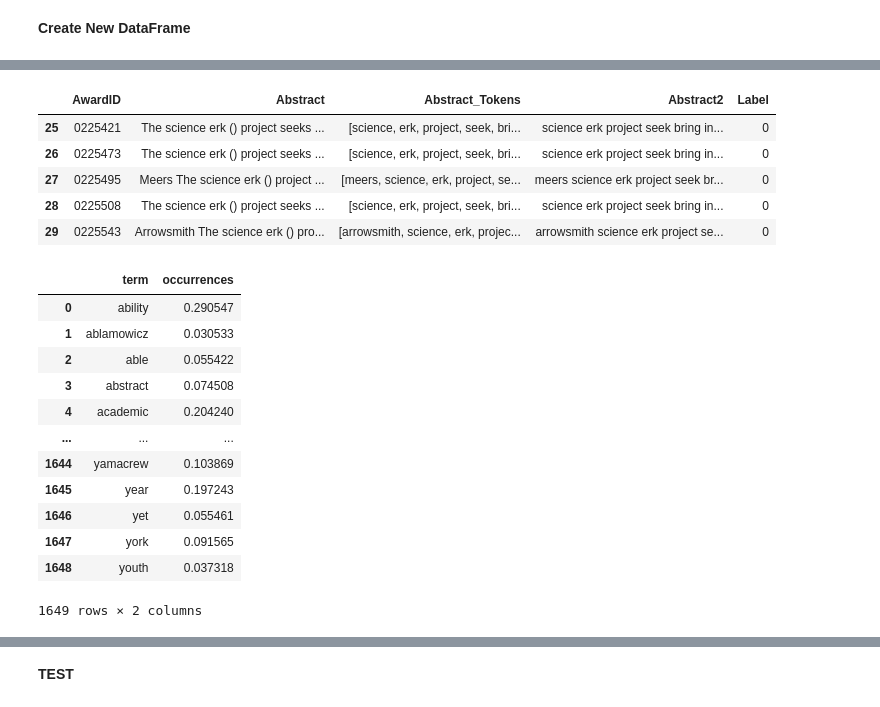
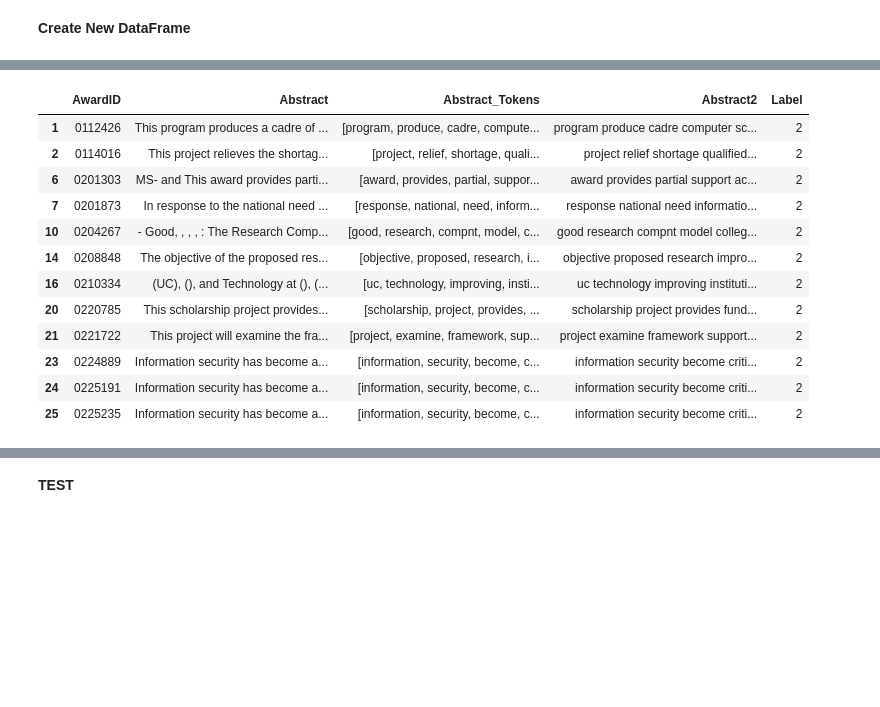
Before and after one commit to msklc/Text-Mining-Approach-to-Analyze-The-Cyber-Security-Related-Articles, a Jupyter notebook: PART-3 Text Mining.ipynb, the cells around one changed output, grey strips where cells are left out. Drawn from its saved outputs; the diff is of its cells as text; code cells hidden in the pictures; blank space fills up the shorter version.

```diff
--- a/PART-3 Text Mining.ipynb
+++ b/PART-3 Text Mining.ipynb
@@ -296,7 +296,7 @@ stopwords_list=nltk.corpus.stopwords.words('english')
 stopwords_list.extend(['cannot','many','much','also','well','better','via'])
 
 #extend the stopwords list with unneccessary words
-stopwords_list.extend(['abstract','many','much','also','well','better','via'])
+stopwords_list.extend(['abstract'])
 
 
 for n in range(df_sum2.shape[0]):
@@ -450,33 +450,26 @@ df_sum2.head(2)
 | 1 | 0112426 | This program produces a cadre of ... | [program, produce, cadre, compute... | program produce cadre computer sc... | 2 |
 # %%
-df_sum2[df_sum2['Label']==0]
+df_sum2[df_sum2['Label']==2]
 # %% [output]
 |  | AwardID | Abstract | Abstract_Tokens | Abstract2 | Label |
-| 25 | 0225421 | The science erk () project seeks ... | [science, erk, project, seek, bri... | science erk project seek bring in... | 0 |
-| 26 | 0225473 | The science erk () project seeks ... | [science, erk, project, seek, bri... | science erk project seek bring in... | 0 |
-| 27 | 0225495 | Meers The science erk () project ... | [meers, science, erk, project, se... | meers science erk project seek br... | 0 |
-| 28 | 0225508 | The science erk () project seeks ... | [science, erk, project, seek, bri... | science erk project seek bring in... | 0 |
-| 29 | 0225543 | Arrowsmith The science erk () pro... | [arrowsmith, science, erk, projec... | arrowsmith science erk project se... | 0 |
+| 1 | 0112426 | This program produces a cadre of ... | [program, produce, cadre, compute... | program produce cadre computer sc... | 2 |
+| 2 | 0114016 | This project relieves the shortag... | [project, relief, shortage, quali... | project relief shortage qualified... | 2 |
+| 6 | 0201303 | MS- and This award provides parti... | [award, provides, partial, suppor... | award provides partial support ac... | 2 |
+| 7 | 0201873 | In response to the national need ... | [response, national, need, inform... | response national need informatio... | 2 |
+| 10 | 0204267 | - Good, , , , : The Research Comp... | [good, research, compnt, model, c... | good research compnt model colleg... | 2 |
+| 14 | 0208848 | The objective of the proposed res... | [objective, proposed, research, i... | objective proposed research impro... | 2 |
+| 16 | 0210334 | (UC), (), and Technology at (), (... | [uc, technology, improving, insti... | uc technology improving instituti... | 2 |
+| 20 | 0220785 | This scholarship project provides... | [scholarship, project, provides, ... | scholarship project provides fund... | 2 |
+| 21 | 0221722 | This project will examine the fra... | [project, examine, framework, sup... | project examine framework support... | 2 |
+| 23 | 0224889 | Information security has become a... | [information, security, become, c... | information security become criti... | 2 |
+| 24 | 0225191 | Information security has become a... | [information, security, become, c... | information security become criti... | 2 |
+| 25 | 0225235 | Information security has become a... | [information, security, become, c... | information security become criti... | 2 |
 # %%
 #make array from number of occurrences
 occ = np.asarray(X.sum(axis=0)).ravel().tolist()
 # %%
 bowListFrame = pd.DataFrame({'term': v.get_feature_names(), 'occurrences': occ})
 bowListFrame
-# %% [output]
-|  | term | occurrences |
-| 0 | ability | 0.290547 |
-| 1 | ablamowicz | 0.030533 |
-| 2 | able | 0.055422 |
-| 3 | abstract | 0.074508 |
-| 4 | academic | 0.204240 |
-| ... | ... | ... |
-| 1644 | yamacrew | 0.103869 |
-| 1645 | year | 0.197243 |
-| 1646 | yet | 0.055461 |
-| 1647 | york | 0.091565 |
-| 1648 | youth | 0.037318 |
-1649 rows × 2 columns
 # %%
 import texthero as hero
 df_sum2['tfidf'] = hero.tfidf(df_sum2['Abstract2'])
```
Also changed, not shown: parts of 27 cells of this notebook, 5 other files.
